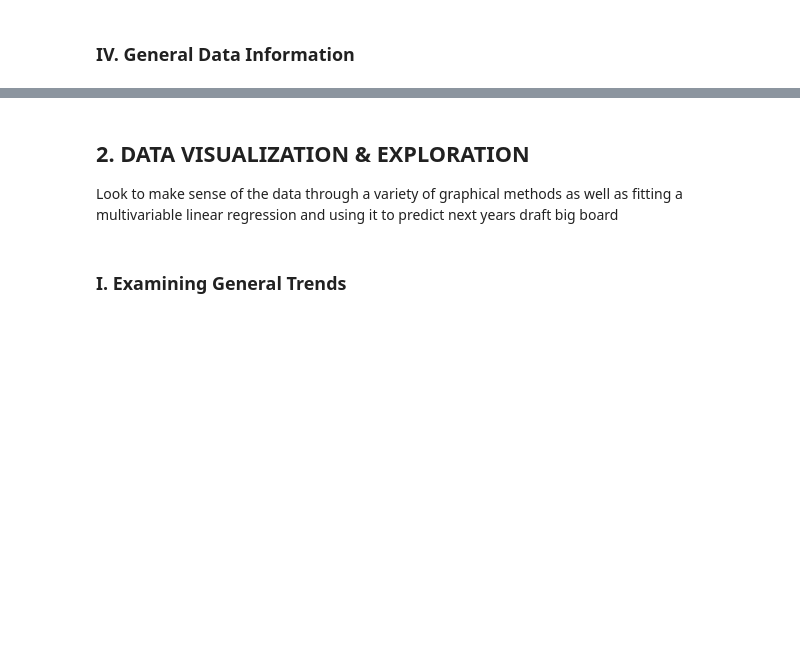
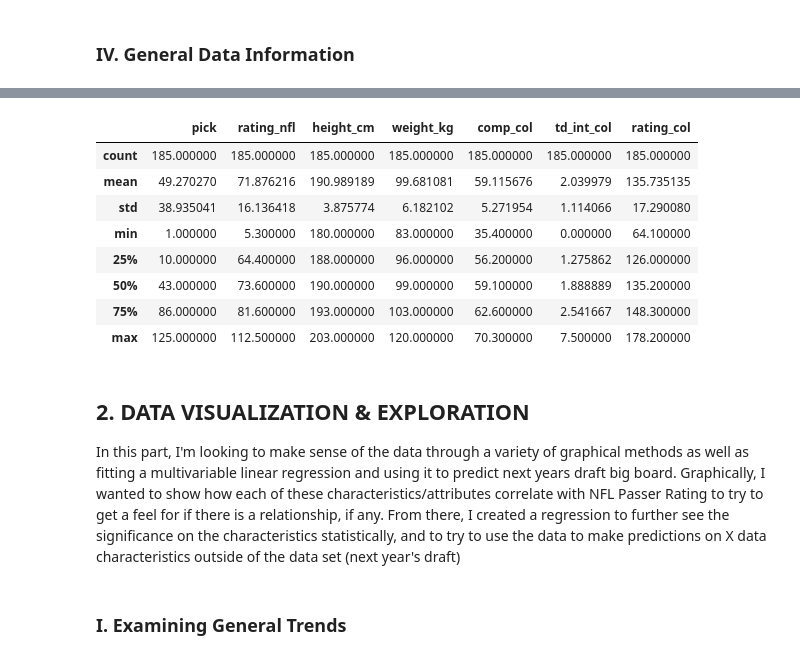
Before and after one commit to j-cirulli/j-cirulli.github.io, a Jupyter notebook: Final Tutorial.ipynb, the cells around one changed output, grey strips where cells are left out. Saved outputs shown, nothing was run; the diff lists cells and outputs as text; code cells hidden in the pictures; blank space fills up the shorter version.

```diff
--- a/Final Tutorial.ipynb
+++ b/Final Tutorial.ipynb
@@ -509,6 +507,20 @@ Length of Data Frame: 185
+# %%
+df.describe()
+# %% [output]
+|  | pick | rating_nfl | height_cm | weight_kg | comp_col | td_int_col | rating_col |
+| count | 185.000000 | 185.000000 | 185.000000 | 185.000000 | 185.000000 | 185.000000 | 185.000000 |
+| mean | 49.270270 | 71.876216 | 190.989189 | 99.681081 | 59.115676 | 2.039979 | 135.735135 |
+| std | 38.935041 | 16.136418 | 3.875774 | 6.182102 | 5.271954 | 1.114066 | 17.290080 |
+| min | 1.000000 | 5.300000 | 180.000000 | 83.000000 | 35.400000 | 0.000000 | 64.100000 |
+| 25% | 10.000000 | 64.400000 | 188.000000 | 96.000000 | 56.200000 | 1.275862 | 126.000000 |
+| 50% | 43.000000 | 73.600000 | 190.000000 | 99.000000 | 59.100000 | 1.888889 | 135.200000 |
+| 75% | 86.000000 | 81.600000 | 193.000000 | 103.000000 | 62.600000 | 2.541667 | 148.300000 |
+| max | 125.000000 | 112.500000 | 203.000000 | 120.000000 | 70.300000 | 7.500000 | 178.200000 |
 # %% [markdown]
 ## 2. DATA VISUALIZATION & EXPLORATION
-Look to make sense of the data through a variety of graphical methods as well as fitting a multivariable linear regression and using it to predict next years draft big board
+In this part, I'm looking to make sense of the data through a variety of graphical methods as well as fitting a multivariable linear regression and using it to predict next years draft big board.
+Graphically, I wanted to show how each of these characteristics/attributes correlate with NFL Passer Rating to try to get a feel for if there is a relationship, if any.
+From there, I created a regression to further see the significance on the characteristics statistically, and to try to use the data to make predictions on X data characteristics outside of the data set (next year's draft)
 # %% [markdown]
 ### I. Examining General Trends
 # %% [markdown]
```
Also changed, not shown: parts of 23 cells of this notebook, 1 other file.
